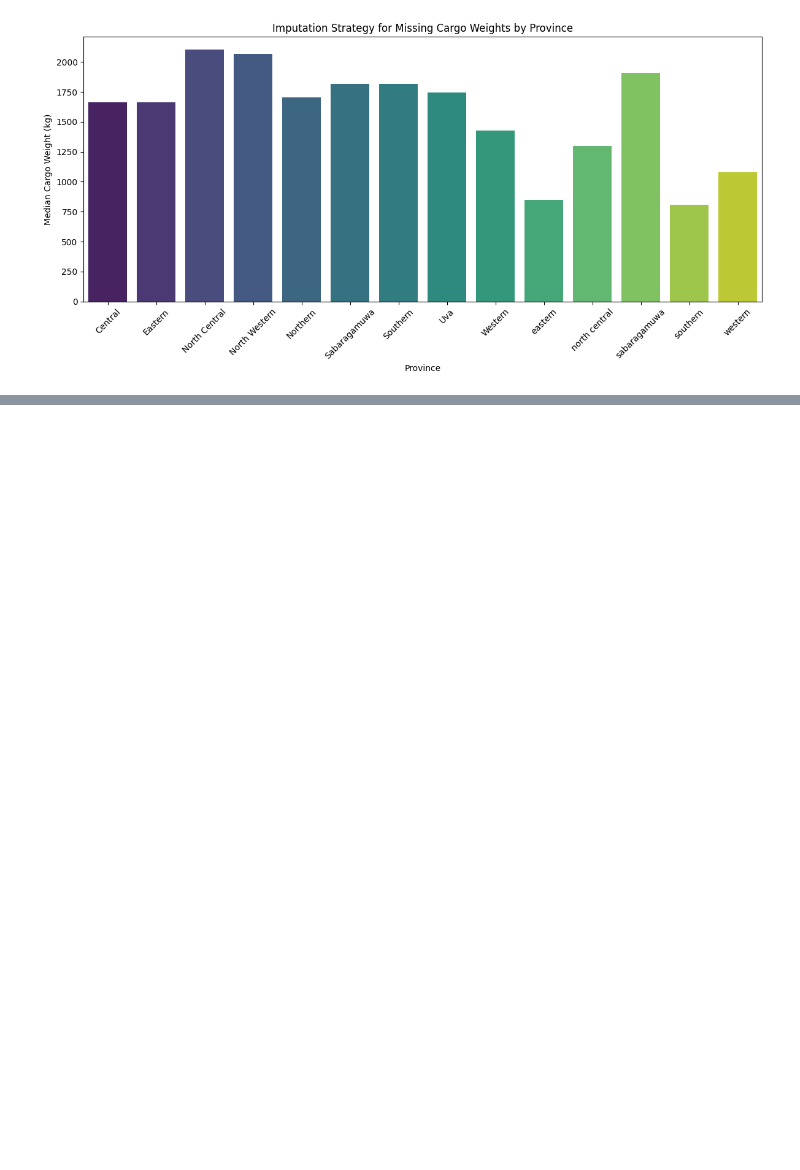
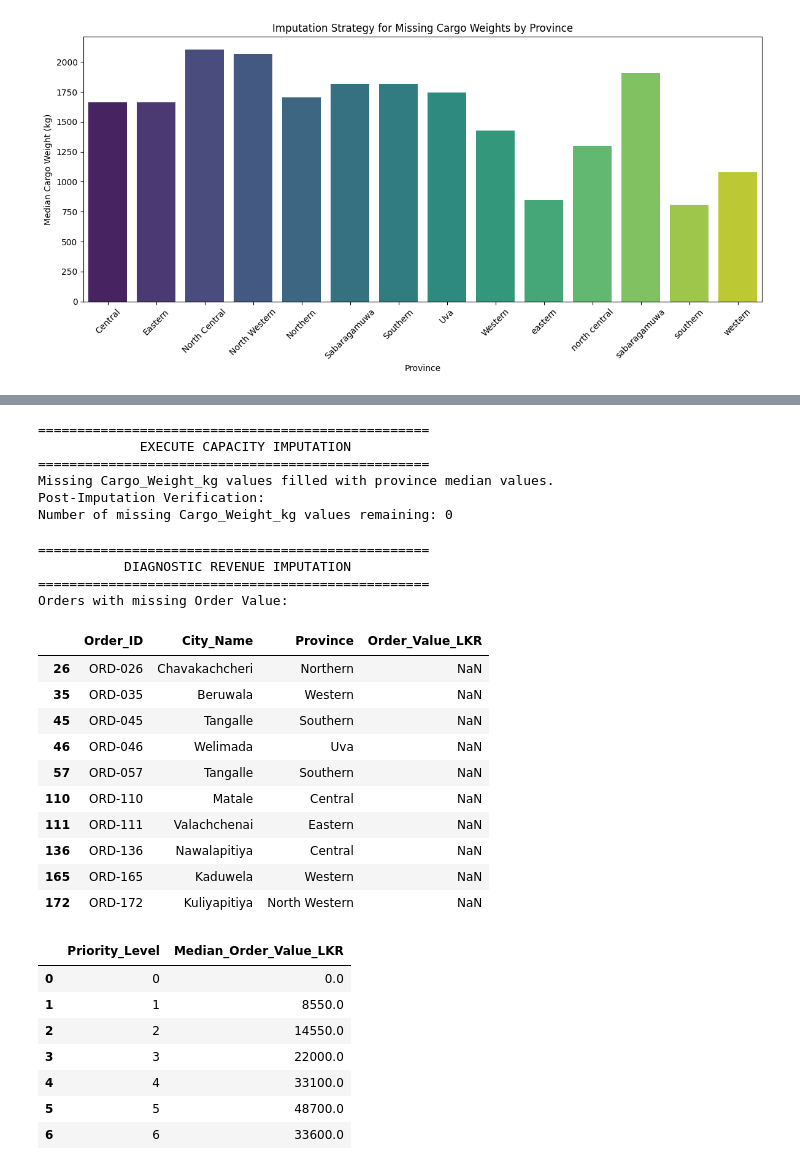
Before and after one commit to goyumsamuditha/Q3_Route_Scheduler, a Jupyter notebook: notebooks/ETL_Data_Prep.ipynb, the cells around one changed output, grey strips where cells are left out. Saved outputs shown, nothing was run; the diff lists cells and outputs as text; code cells hidden in the pictures; blank space fills up the shorter version.

```diff
--- a/notebooks/ETL_Data_Prep.ipynb
+++ b/notebooks/ETL_Data_Prep.ipynb
@@ -212,29 +213,20 @@ Passing `palette` without assigning `hue` is deprecated and will be removed in v
   sns.barplot(data=province_medians, x='Province', y='Cargo_Weight_kg', palette='viridis')
 [figure]
 # %%
-import pandas as pd
-
 print("==================================================")
 print("             EXECUTE TYPE ENFORCEMENT             ")
 print("==================================================")
 
 # text standarization
-# ensure delivery_orders is the DataFrame (fall back to dfs['Delivery_Orders'] if needed)
-if isinstance(delivery_orders, pd.Series) or 'City_Name' not in getattr(delivery_orders, 'columns', []):
-    if isinstance(dfs, dict) and 'Delivery_Orders' in dfs:
-        delivery_orders = dfs['Delivery_Orders'].copy()
-
-# Standardize City_Name if present
-if 'City_Name' in delivery_orders.columns:
-    delivery_orders['City_Name'] = delivery_orders['City_Name'].astype(str).str.title().str.strip()
+delivery_orders['City_Name'] = delivery_orders['City_Name'].str.title().str.strip()
 print("City_Name column standardized to title case and stripped")
 
 # Inject the province median cargo weight into the missing values
-delivery_orders = delivery_orders['Cargo_Weight_kg'].fillna(delivery_orders.groupby('Province')['Cargo_Weight_kg'].transform('median'))
+delivery_orders['Cargo_Weight_kg'] = delivery_orders['Cargo_Weight_kg'].fillna(delivery_orders.groupby('Province')['Cargo_Weight_kg'].transform('median'))
 print("Missing cargo weight values filled with province median values")
 
 print("Post Transformation Verification:")
-verified_missing_cargo_weight = delivery_orders[delivery_orders['Cargo_Weight_kg'].isnull()]
+verified_missing_cargo_weight = delivery_orders[delivery_orders['Order_ID'].isin(['ORD-007', 'ORD-032'])]
 display(verified_missing_cargo_weight[['Order_ID', 'City_Name', 'Province', 'Cargo_Weight_kg']])
 # %% [output]
 ==================================================
@@ -243,0 +280,61 @@ KeyError: 'City_Name'
+# %%
+print("==================================================")
+print("             EXECUTE CAPACITY IMPUTATION          ")
+print("==================================================")
+
+# Fill missing Cargo_Weight_kg values with the median weight of their respective provinces
+delivery_orders['Cargo_Weight_kg'] = delivery_orders['Cargo_Weight_kg'].fillna(delivery_orders.groupby('Province')['Cargo_Weight_kg'].transform('median'))
+print("Missing Cargo_Weight_kg values filled with province median values.")
+
+# Verification of imputation
+print("Post-Imputation Verification:")
+print(f"Number of missing Cargo_Weight_kg values remaining: {delivery_orders['Cargo_Weight_kg'].isnull().sum()}")
+# %% [output]
+==================================================
+             EXECUTE CAPACITY IMPUTATION
+==================================================
+Missing Cargo_Weight_kg values filled with province median values.
+Post-Imputation Verification:
+Number of missing Cargo_Weight_kg values remaining: 0
+# %%
+print("==================================================")
+print("           DIAGNOSTIC REVENUE IMPUTATION          ")
+print("==================================================")
+
+# Isolate the Blanks
+print("Orders with missing Order Value:")
+missing_order_value_orders = delivery_orders[delivery_orders['Order_Value_LKR'].isnull()]
+if not missing_order_value_orders.empty:
+    display(missing_order_value_orders[['Order_ID', 'City_Name', 'Province', 'Order_Value_LKR']])
+else:
+    print("No orders with missing Order Value found.")
+
+
+# preview the medians by priority level for imputation
+priority_medians = delivery_orders.groupby('Priority_Level')['Order_Value_LKR'].median().reset_index()
+priority_medians.rename(columns={'Order_Value_LKR': 'Median_Order_Value_LKR'}, inplace=True)
+display(priority_medians)
+# %% [output]
+==================================================
+           DIAGNOSTIC REVENUE IMPUTATION
+==================================================
+Orders with missing Order Value:
+|  | Order_ID | City_Name | Province | Order_Value_LKR |
+| 26 | ORD-026 | Chavakachcheri | Northern | NaN |
+| 35 | ORD-035 | Beruwala | Western | NaN |
+| 45 | ORD-045 | Tangalle | Southern | NaN |
+| 46 | ORD-046 | Welimada | Uva | NaN |
+| 57 | ORD-057 | Tangalle | Southern | NaN |
+| 110 | ORD-110 | Matale | Central | NaN |
+| 111 | ORD-111 | Valachchenai | Eastern | NaN |
+| 136 | ORD-136 | Nawalapitiya | Central | NaN |
+| 165 | ORD-165 | Kaduwela | Western | NaN |
+| 172 | ORD-172 | Kuliyapitiya | North Western | NaN |
+|  | Priority_Level | Median_Order_Value_LKR |
+| 0 | 0 | 0.0 |
+| 1 | 1 | 8550.0 |
+| 2 | 2 | 14550.0 |
+| 3 | 3 | 22000.0 |
+| 4 | 4 | 33100.0 |
+| 5 | 5 | 48700.0 |
+| 6 | 6 | 33600.0 |
```
Also changed, not shown: parts of 12 cells of this notebook.
